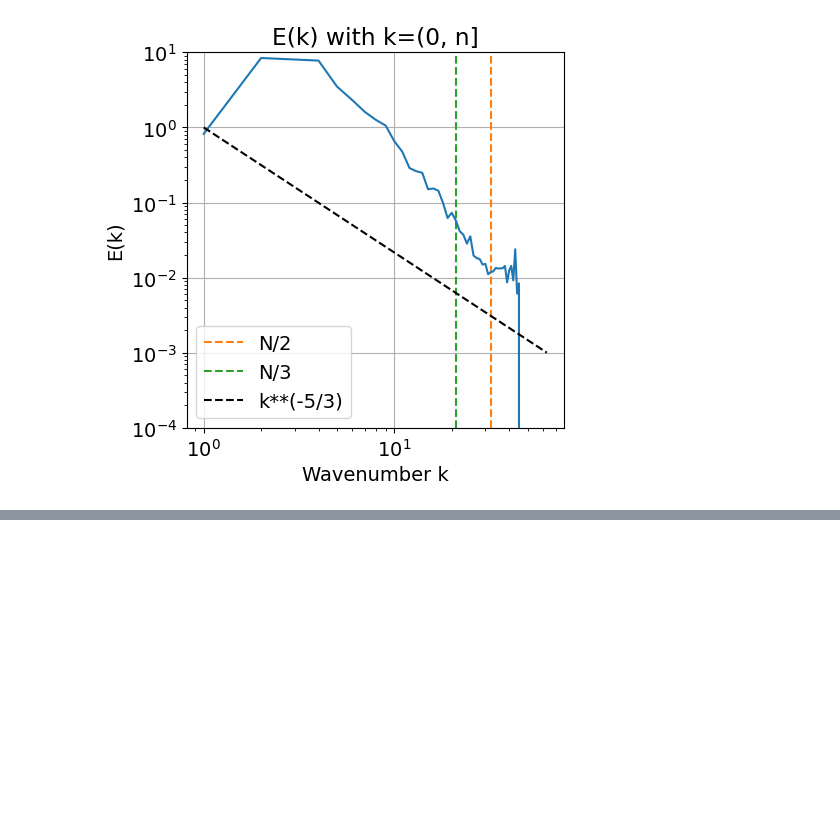
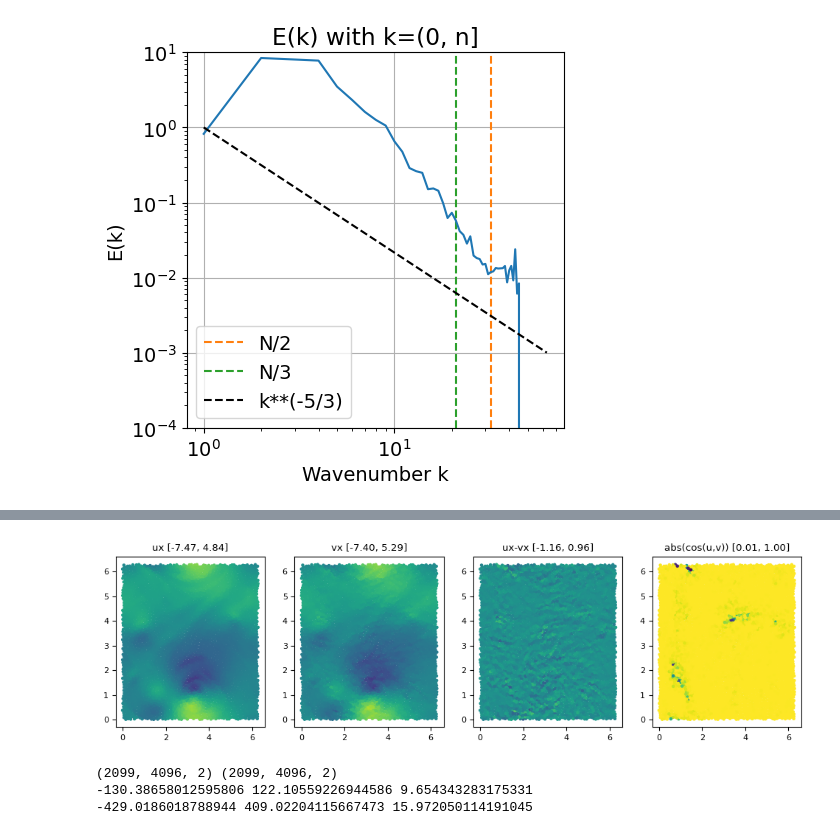
Before and after one commit to tumaer/ql-les-data, a Jupyter notebook: notebooks/trajs.ipynb, the cells around one changed output, grey strips where cells are left out. Saved outputs shown, nothing was run; the diff lists cells and outputs as text; code cells hidden in the pictures; blank space fills up the shorter version.

```diff
--- a/notebooks/trajs.ipynb
+++ b/notebooks/trajs.ipynb
@@ -189,8 +191,11 @@ os.system("mv ../results_kolm64_comb/com/*.vtk ../results_kolm64_comb/com_vtk")
 # %% [output]
 0
 # %%
-with h5py.File("../dataset_kolm/train.h5", "r") as f:
-    for k, v in f.items():
-        for k2, v2 in v.items():
-            print(k, k2, v2.shape)
+data_root = "../dataset_kolm/datasets/2D_KOLM_4096_20kevery10"
+for split in ["train", "valid", "test"]:
+    print(f"{split} split:")
+    with h5py.File(f"{data_root}/{split}.h5", "r") as f:
+        for k, v in f.items():
+            for k2, v2 in v.items():
+                print(k, k2, v2.shape)
 # %% [output]
@@ -225,0 +299,24 @@ plot_e_k(u_grid, 0, dim=dim)
+# %%
+for step in [1500]:
+    fig, axs = plt.subplots(1, 4, figsize=(12, 3))
+    u, v, uv, cos = us[step], vs[step], us[step] - vs[step], abs(cosine)[step]
+    axs[0].scatter(positions_full[step,:, 0], positions_full[step,:, 1], c=u[:,0], s=5, vmin=-7, vmax=7)
+    axs[1].scatter(positions_full[step,:, 0], positions_full[step,:, 1], c=v[:,0], s=5, vmin=-7, vmax=7)
+    axs[2].scatter(positions_full[step,:, 0], positions_full[step,:, 1], c=uv[:,0], s=5, vmin=-2, vmax=2)
+    axs[3].scatter(positions_full[step,:, 0], positions_full[step,:, 1], c=cos, s=5, vmin=0, vmax=1)
+    for ax, vals, label in zip(axs, [u, v, uv, cos], ["ux", "vx", "ux-vx", "abs(cos(u,v))"]):
+        ax.set_title(f"{label} [{vals.min():.2f}, {vals.max():.2f}]")
+    plt.show()
+# %% [output]
+[figure, added]
+# %%
+au, av = (us[1:] - us[:-1])/dt, (vs[1:] - vs[:-1])/dt
+print(au.shape, av.shape)
+print(au.min(), au.max(), au.std())
+print(av.min(), av.max(), av.std())
+
+cosine_as = vmap(vmap(comp_cosine))(au, av)
+# %% [output]
+(2099, 4096, 2) (2099, 4096, 2)
+-130.38658012595806 122.10559226944586 9.654343283175331
+-429.0186018788944 409.02204115667473 15.972050114191045
```
Also changed, not shown: parts of 10 cells of this notebook, 5 other files.
